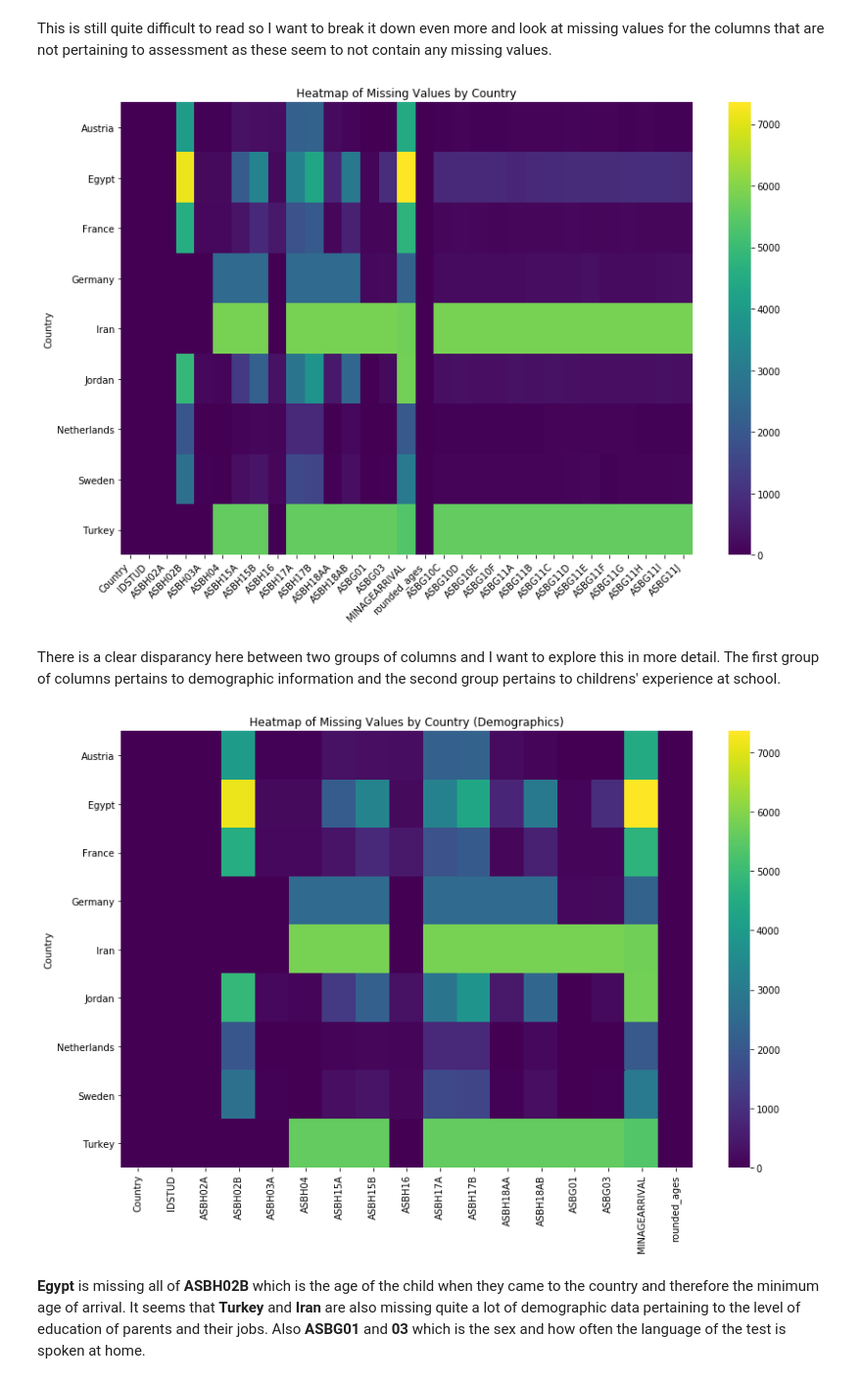
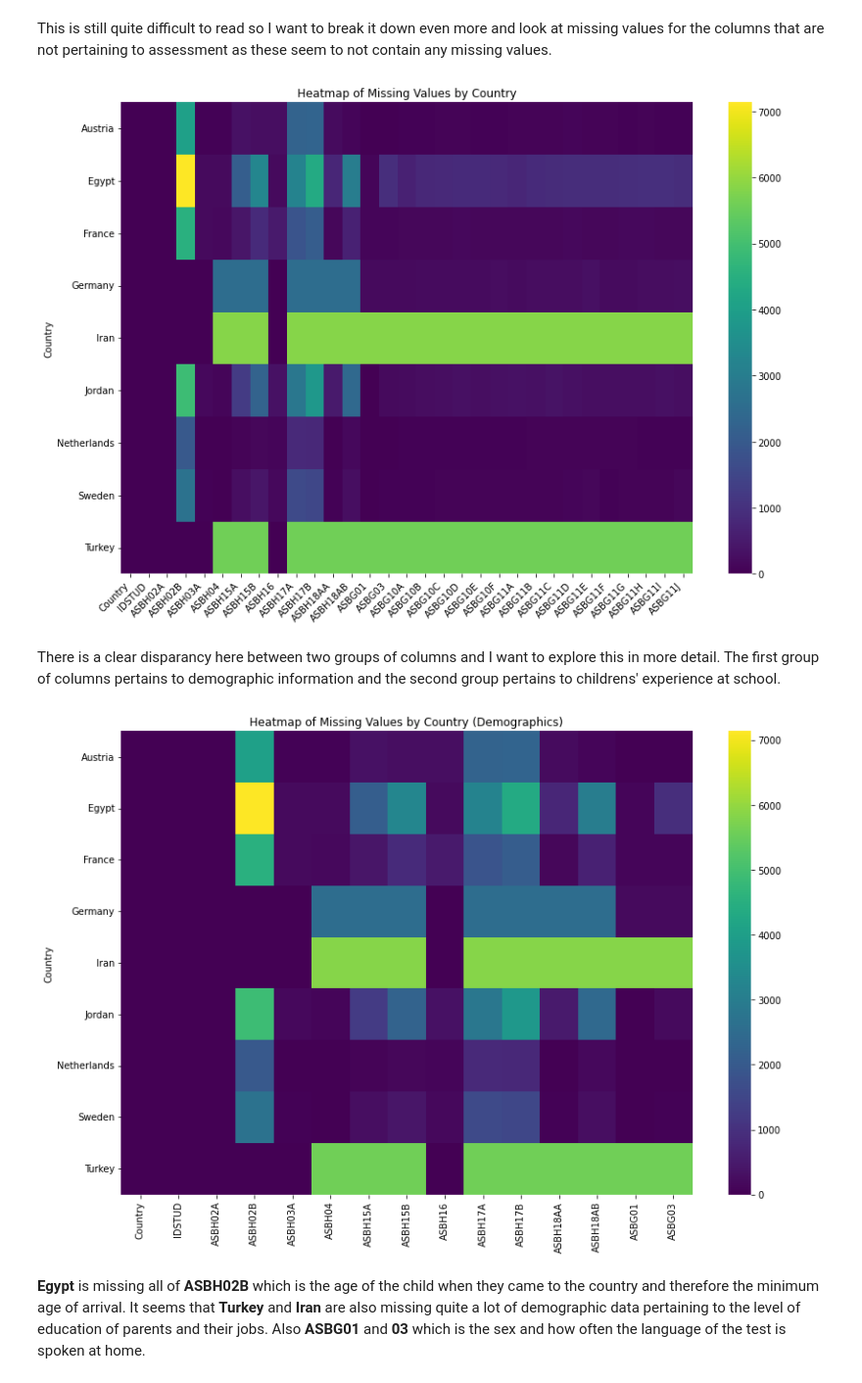
Before and after one commit to SophieESpencer/Comparison, a Jupyter notebook: 3. Cleaning (after the dropnas).ipynb, the cells around one changed output. Shown at 98% size. Drawn from its saved outputs; the diff is of its cells as text; code cells hidden in the pictures.

```diff
--- a/3. Cleaning (after the dropnas).ipynb
+++ b/3. Cleaning (after the dropnas).ipynb
@@ -6,4 +6,5 @@ pd.set_option("display.max_rows", None)
 import matplotlib.pyplot as plt
 import seaborn as sns
 # %%
-df= pd.read_excel('droppednulls.xlsx', index_col = 0)
+df= pd.read_excel('cleandata158.xlsx', index_col=0)
+df.info()
@@ -41,8 +60,14 @@ plt.show()
 # %% [markdown]
 This is still quite difficult to read so I want to break it down even more and look at missing values for the columns that are not pertaining to assessment as these seem to not contain any missing values.
+# %%
+identifier_columns = ['Country', 'IDSTUD']
+demographic_info_columns = ['ASBH02A', 'ASBH02B', 'ASBH03A', 'ASBH04', 'ASBH15A', 'ASBH15B', 'ASBH16', 'ASBH17A', 'ASBH17B', 'ASBH18AA', 'ASBH18AB', 'ASBG01', 'ASBG03']
+experience_in_school_columns = ['ASBG10A', 'ASBG10B','ASBG10C', 'ASBG10D', 'ASBG10E', 'ASBG10F', 'ASBG11A', 'ASBG11B', 'ASBG11C', 'ASBG11D', 'ASBG11E', 'ASBG11F', 'ASBG11G', 'ASBG11H', 'ASBG11I', 'ASBG11J']
+assessment_score_columns = ['ASRREA01', 'ASRREA02', 'ASRREA03', 'ASRREA04', 'ASRREA05', 'ASRLIT01', 'ASRLIT02', 'ASRLIT03', 'ASRLIT04', 'ASRLIT05', 'ASRINF01', 'ASRINF02', 'ASRINF03', 'ASRINF04', 'ASRINF05', 'ASRIIE01', 'ASRIIE02', 'ASRIIE03', 'ASRIIE04', 'ASRIIE05', 'ASRRSI01', 'ASRRSI02', 'ASRRSI03', 'ASRRSI04', 'ASRRSI05']
 # %%
 # Select the columns from the DataFrame
-df_selected = df[non_assessment_score_columns]
+non_assessment_columns = identifier_columns + demographic_info_columns + experience_in_school_columns
+df_selected = df[non_assessment_columns]
 
 # Perform the Groupby Operation
 grouped_selection = df_selected.groupby('Country')
@@ -59,27 +84,27 @@ plt.tight_layout()  # Adjust layout to make room for labels
 plt.title('Heatmap of Missing Values by Country')
 plt.show()
 # %% [output]
-[figure, old version]
+[figure, new version]
 # %% [markdown]
 There is a clear disparancy here between two groups of columns and I want to explore this in more detail. The first group of columns pertains to demographic information and the second group pertains to childrens' experience at school.
 # %%
-df_demographic = df[demographic_info_columns]
+df_demographic = df[identifier_columns + demographic_info_columns]
 
 # Perform the Groupby Operation
 grouped_selection_demographic = df_demographic.groupby('Country')
 
 # Aggregate with isnull
 missing_values_demographic = grouped_selection_demographic.apply(lambda x: x.isnull().sum())
 
 # Create the Heatmap
 plt.figure(figsize=(12, 8))
 demographicheatmap = sns.heatmap(missing_values_demographic, annot=False, cmap='viridis', cbar=True)
 
 plt.tight_layout()  # Adjust layout to make room for labels
 plt.title('Heatmap of Missing Values by Country (Demographics)')
 plt.show()
 # %% [output]
-[figure, old version]
+[figure, new version]
 # %% [markdown]
 **Egypt** is missing all of **ASBH02B** which is the age of the child when they came to the country and therefore the minimum age of arrival. It seems that **Turkey** and **Iran** are also missing quite a lot of demographic data pertaining to the level of education of parents and their jobs. Also **ASBG01** and **03** which is the sex and how often the language of the test is spoken at home.
 # %% [markdown]
```
Also changed, not shown: parts of 16 cells of this notebook, 2 other files.
